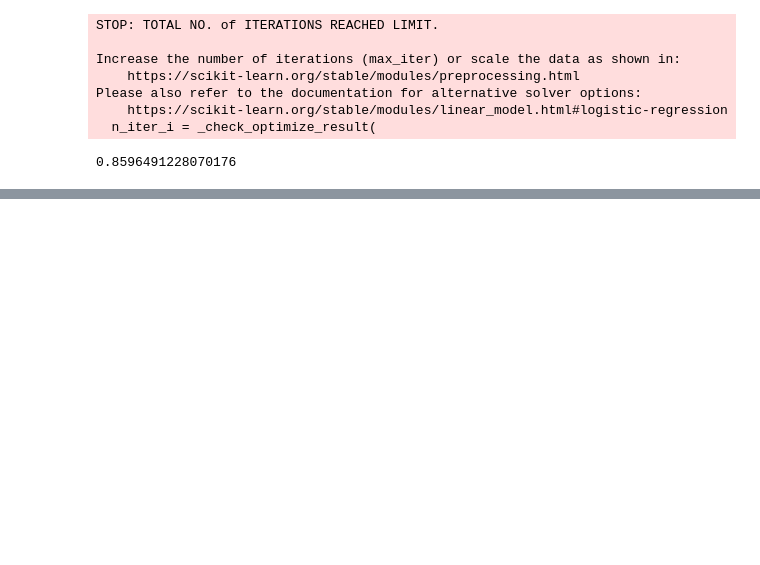
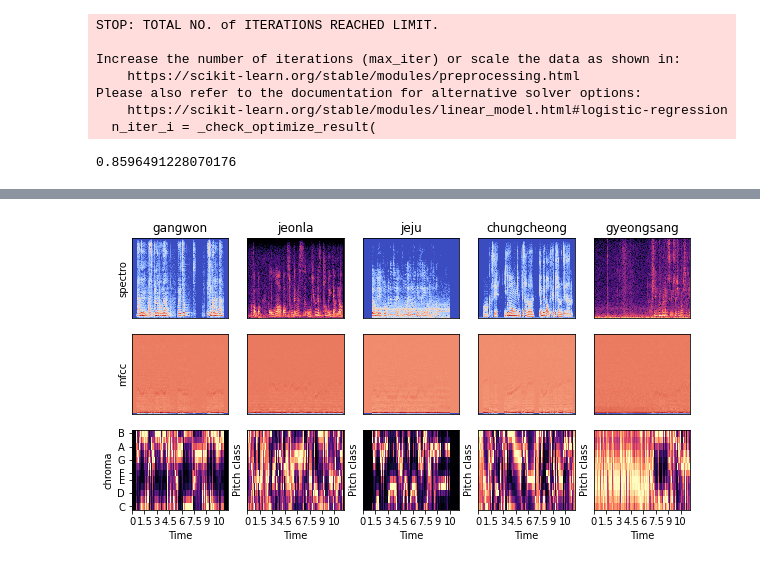
Before and after one commit to zambbo/CNN-DialectDetector, a Jupyter notebook: src/test.ipynb, the cells around one changed output, grey strips where cells are left out. Cells and saved outputs as stored; diff of their text form; code cells hidden in the pictures; blank space fills up the shorter version.

```diff
--- a/src/test.ipynb
+++ b/src/test.ipynb
@@ -43,0 +165,25 @@ Please also refer to the documentation for alternative solver options:
+# %%
+import matplotlib.pyplot as plt
+import librosa.display
+import librosa
+ax = plt.figure(figsize=(10,5)).subplots(nrows=3, ncols=len(regions))
+n_fft = 400
+hop_length = 160
+modes = ['spectro','mfcc','chroma']
+for i, region in enumerate(regions):
+
+    for j, mode in enumerate(modes):
+        if mode=='spectro':
+            librosa.display.specshow(region_pickles[region][mode][0], sr= 16000, hop_length=hop_length, ax=ax[j, i])
+        if mode=='mfcc':
+            librosa.display.specshow(region_pickles[region][mode][0], ax=ax[j, i])
+        if mode=='chroma':
+            librosa.display.specshow(region_pickles[region][mode][0], x_axis='time', y_axis=mode, ax=ax[j, i])
+        if i==0: ax[j, i].set_ylabel(mode)
+        if j==0: ax[j, i].set_title(region)
+        if j!=2: ax[j, i].set_xticks([])
+        if i!=0: ax[j, i].tick_params(axis='y', which='both', left=False, labelleft=False)
+
+plt.show()
+# %% [output]
+[figure, added]
```
Also changed, not shown: parts of 12 cells of this notebook, 3 other files.
